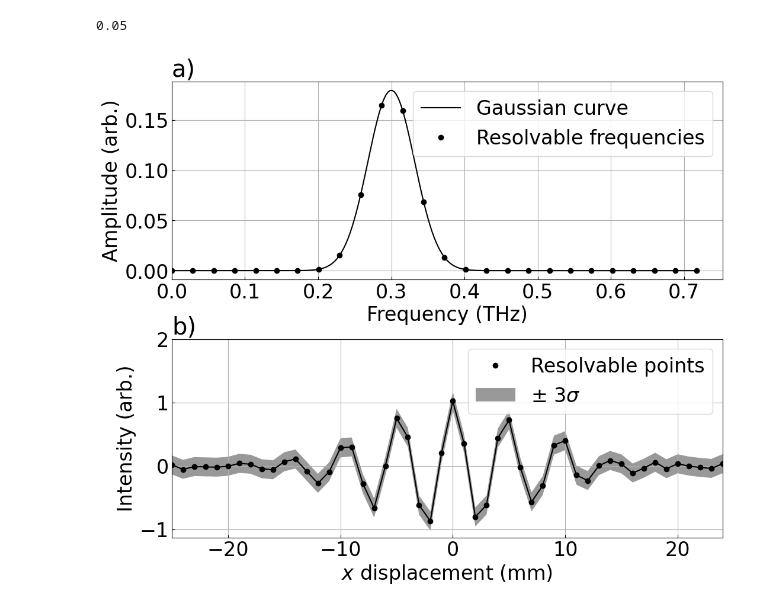
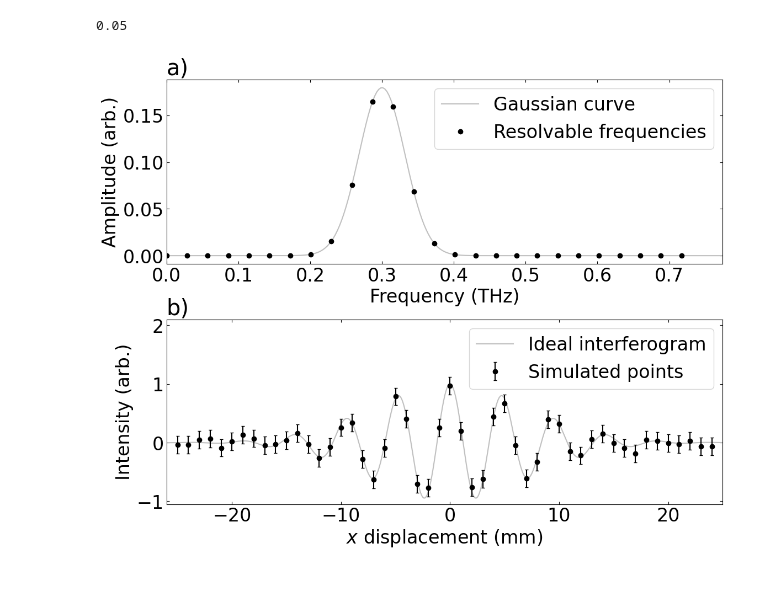
Before and after one commit to Jammi-Dodgers/THz-Compressed-Sensing, a Jupyter notebook: mock_interferograms_1d.ipynb, the cells around one changed output. Drawn from its saved outputs; the diff is of its cells as text; code cells hidden in the pictures.

Commit message:
simplified graphs for better clarity

```diff
--- a/mock_interferograms_1d.ipynb
+++ b/mock_interferograms_1d.ipynb
@@ -2,7 +2,7 @@
 import numpy as np
 from matplotlib import pyplot as plt, lines as mpllines
 from scipy.constants import c as C
-plt.rcParams.update({"xtick.direction": "in", "ytick.direction": "in", "font.size": 24})
+plt.rcParams.update({"xtick.direction": "in", "ytick.direction": "in", "font.size": 24, "xtick.top": True, "ytick.right": True})
 # %%
 def gaussian(x, center, FWHM, normalisation_coeffient = None):
     sigma = (8 *np.log(2))**-0.5 *FWHM
@@ -35,12 +35,14 @@ freqs = C *wavenumbers /(2*np.sin(np.deg2rad(theta/60))) *1e-12 #in THz
 amplitudes, normalisation_coeffient = gaussian(wavenumbers, central_wavenumber, FWHM_wavenumber)
 #amplitudes = phase *amplitudes
 intensity = np.fft.irfft(amplitudes, norm= "forward", n= array_length)
+displacement = np.arange(-(array_length//2), (array_length+1)//2) *pixel_pitch*1e-3 #in mm
 
-oversampled_wn = np.fft.rfftfreq(array_length *10, (pixel_pitch*1e-6))
+oversampling_factor = 10
+oversampled_wn = np.fft.rfftfreq(array_length *oversampling_factor**2, pixel_pitch*1e-6 /oversampling_factor)
 oversampled_freqs = C *oversampled_wn /(2*np.sin(np.deg2rad(theta/60))) *1e-12 #in THz
 oversampled_amps = gaussian(oversampled_wn, central_wavenumber, FWHM_wavenumber, normalisation_coeffient= normalisation_coeffient)
-
-displacement = np.arange(-(array_length//2), (array_length+1)//2) *pixel_pitch*1e-3 #in mm
+oversampled_intensity = np.fft.irfft(oversampled_amps, norm= "forward", n= array_length*oversampling_factor**2) /oversampling_factor
+oversampled_displacement = np.arange(-(array_length*oversampling_factor**2//2), ((array_length*oversampling_factor**2+1)//2)) *pixel_pitch*1e-3/oversampling_factor #in mm
 
 if False: #toggle gunn diode double peak
     kappa = 2*np.sin(np.deg2rad(theta/60))/C * 273e9 # apparent wavenumber of the 273 GHz peak
@@ -52,5 +54,6 @@ if False: #toggle gunn diode double peak
     intensity = np.fft.ifftshift(intensity)
     amplitudes = np.fft.rfft(intensity, norm= "forward") #overwrite amplitudes for 270GHz source
 
-displacement
+print(displacement)
+print(oversampled_displacement)
 # %% [output]
@@ -98,34 +101,36 @@ averaged_amps = np.fft.rfft(averaged_intensity, norm= "forward")
 ########## SHIFT ALL INTERFEROGRAMS AROUND 0 ############
 
 intensity = np.fft.fftshift(intensity)
+oversampled_intensity = np.fft.fftshift(oversampled_intensity)
 vibration_intensity = np.fft.fftshift(vibration_intensity, axes= 1)
 noisy_intensity = np.fft.fftshift(noisy_intensity, axes= 1)
 averaged_intensity = np.fft.fftshift(averaged_intensity)
 # %%
-fig, axs = plt.subplots(2,1, figsize= (12,10), gridspec_kw= {"hspace": 0.3})
+fig, axs = plt.subplots(2,1, figsize= (13,10), gridspec_kw= {"hspace": 0.3})
 
-axs[0].plot(oversampled_freqs, np.abs(oversampled_amps), color= "black", label= "Gaussian curve")
+axs[0].plot(oversampled_freqs, np.abs(oversampled_amps), color= "silver", label= "Gaussian curve")
 axs[0].plot(freqs, np.abs(amplitudes), linestyle= "None", marker= "o", markersize= 6, color= "k", label= "Resolvable frequencies")
-axs[0].set(xlabel= "Frequency (THz)", ylabel= "Amplitude (arb.)", xlim= (0, None))
+axs[0].set(xlabel= "Frequency (THz)", ylabel= "Amplitude (arb.)", xlim= (0, freqs[-1] +freqs[2]))
 axs[0].set_title("a)", loc= "left")
-axs[0].grid()
+#axs[0].grid()
 axs[0].legend(loc= "upper right")
 
-axs[1].plot(displacement, averaged_intensity, color= "k", marker= "o", label= "Resolvable points")
-errorfillbetween = axs[1].fill_between(displacement, averaged_intensity- 3*read_noise_sigma, averaged_intensity+ 3*read_noise_sigma, facecolor= "gray", alpha= 0.8, label= r"± 3$\sigma$")
-axs[1].set(xlabel= r"$x$ displacement (mm)" , ylabel= "Intensity (arb.)", xlim= (displacement.min(), displacement.max()), ylim= (None, 2))
+axs[1].plot(oversampled_displacement, oversampled_intensity, color= "silver", label= "Ideal interferogram")
+axs[1].errorbar(displacement, averaged_intensity, yerr= 3*read_noise_sigma, color= "k", marker= "o", label= "Simulated points", linestyle= "none", capsize= 2)
+#errorfillbetween = axs[1].fill_between(displacement, averaged_intensity- 3*read_noise_sigma, averaged_intensity+ 3*read_noise_sigma, facecolor= "gray", alpha= 0.8, label= r"± 3$\sigma$")
+axs[1].set(xlabel= r"$x$ displacement (mm)" , ylabel= "Intensity (arb.)", xlim= (2*displacement[0] -displacement[1], 2*displacement[-1] -displacement[-2]), ylim= (None, 2.1))
 axs[1].set_title("b)", loc= "left")
-axs[1].grid()
+#axs[1].grid()
 
-legend_elements = [mpllines.Line2D([0], [0], color= "black", marker= "o", linestyle= "none", label= "Resolvable points"),
-                   errorfillbetween]
-
-axs[1].legend(handles= legend_elements, loc= "upper right")
+#legend_elements = [mpllines.Line2D([0], [0], color= "black", marker= "o", linestyle= "none", label= "Resolvable points"),
+#                   errorfillbetween]
+#axs[1].legend(handles= legend_elements, loc= "upper right")
+axs[1].legend(loc= "upper right")
 
 plt.savefig(r"./graphs/example_simulated_spectrum", bbox_inches= "tight")
 plt.show()
 # %% [output]
-[figure, old version]
+[figure, new version]
 # %%
 ########### SAVE AN INTERFEROGRAM FOR TESTING #############
 
```
Also changed, not shown: parts of 1 cell of this notebook, 3 other files.
